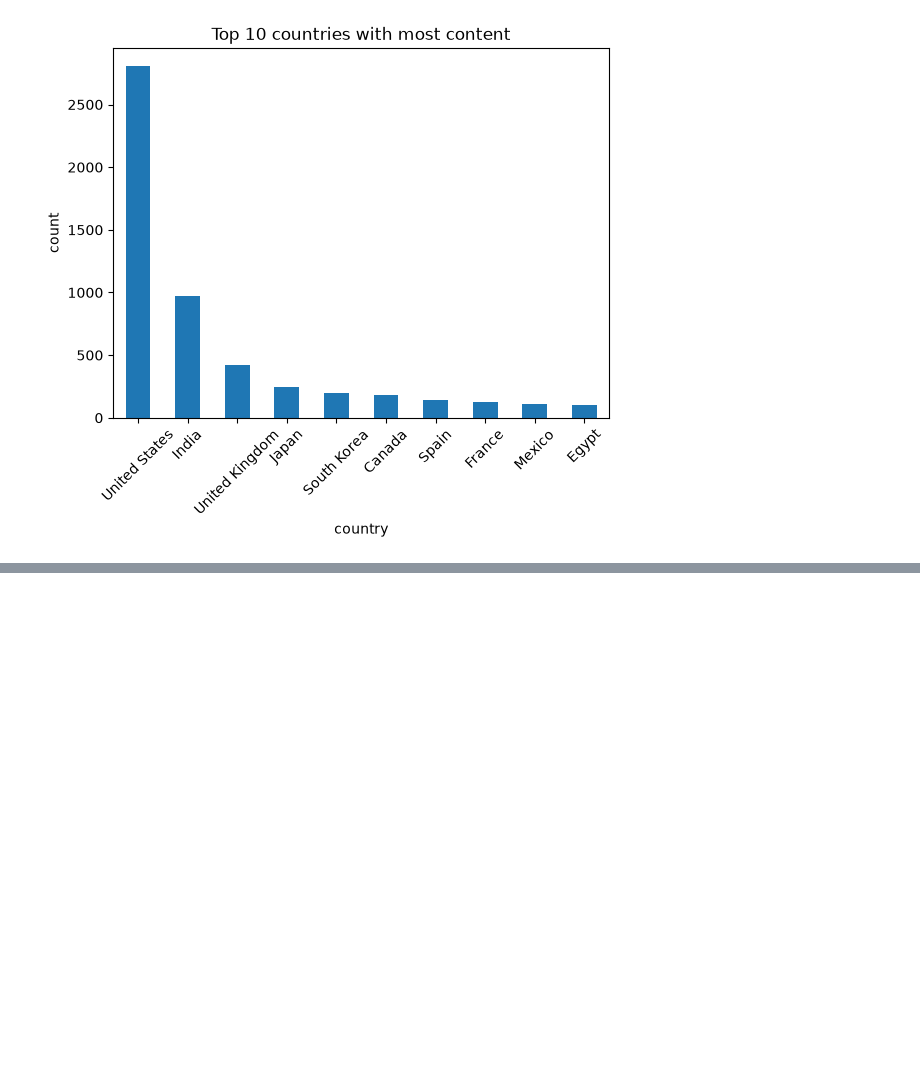
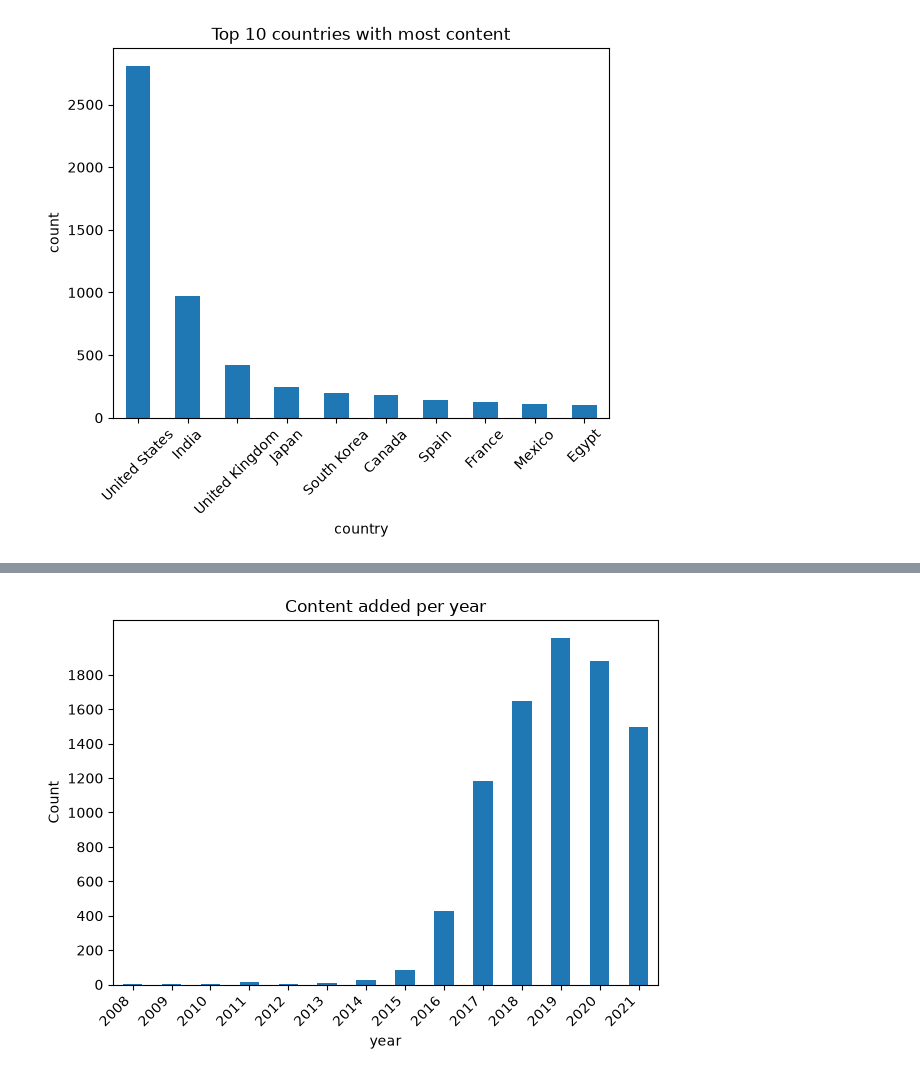
Before and after one commit to 25f2006527/data-analysis-projects, a Jupyter notebook: notebook.ipynb, the cells around one changed output, grey strips where cells are left out. Drawn from its saved outputs; the diff is of its cells as text; code cells hidden in the pictures; blank space fills up the shorter version.

```diff
--- a/notebook.ipynb
+++ b/notebook.ipynb
@@ -93,0 +121,13 @@ plt.show()
+# %%
+df['year_added'] = pd.to_datetime(df['date_added'].str.strip()).dt.year
+
+df['year_added'].value_counts().sort_index().plot(kind='bar')
+plt.title('Content added per year')
+plt.ylabel('Count')
+plt.yticks(range(0, 2000, 200))
+plt.xlabel('year')
+plt.xticks(rotation=45, ha='right')
+plt.tight_layout()
+plt.show()
+# %% [output]
+[figure, added]
```
Also changed, not shown: parts of 4 cells of this notebook, 1 other file.
